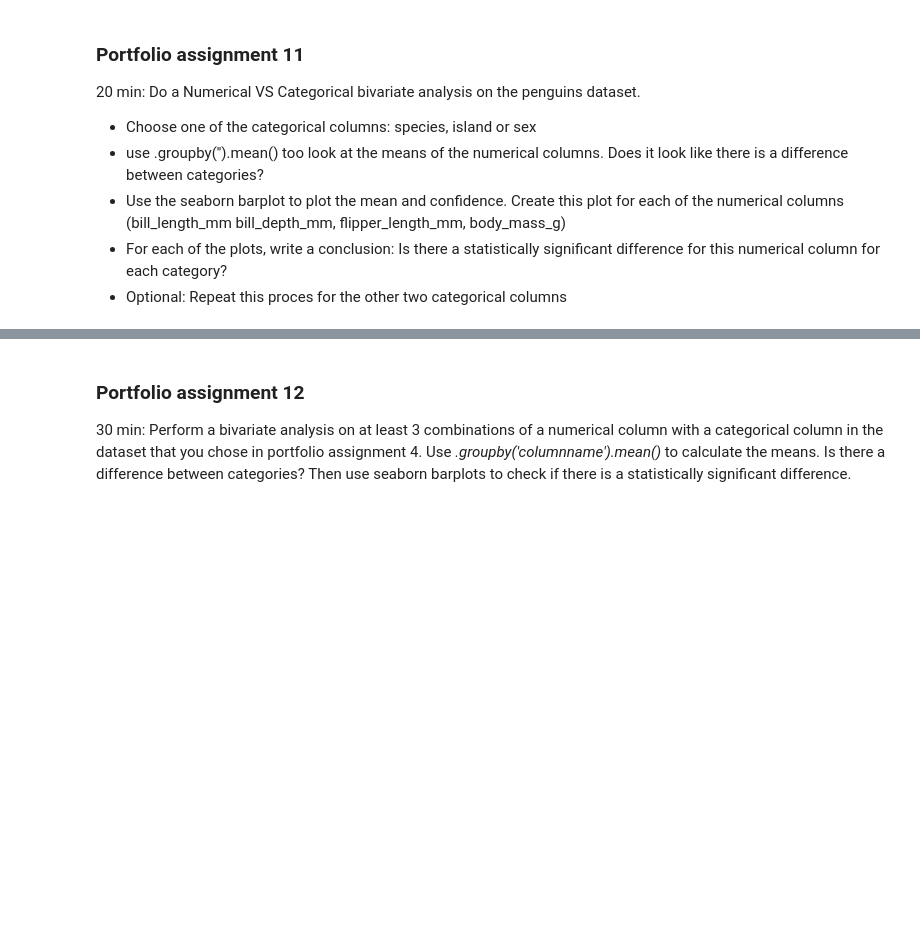
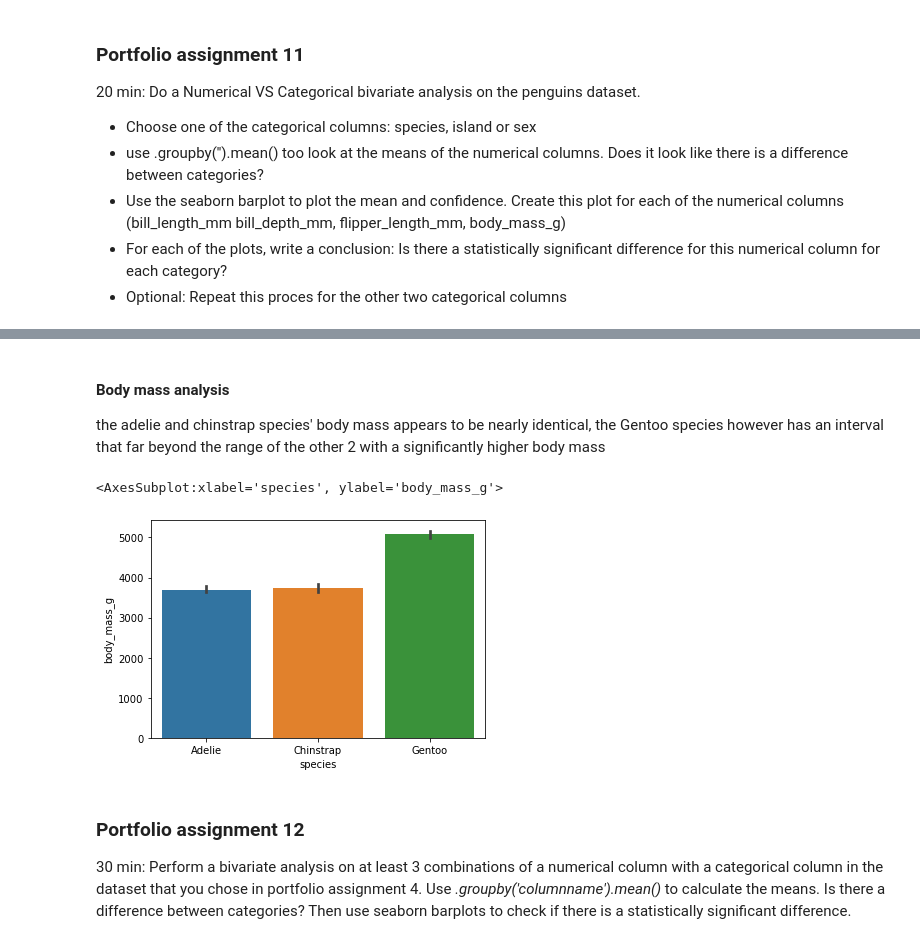
Before and after one commit to FSGabrsek/AE-I_Intro-Data-Science, a Jupyter notebook: asgmt-9-14/Bivariate analysis.ipynb, the cells around one changed output, grey strips where cells are left out. Saved outputs shown, nothing was run; the diff lists cells and outputs as text; code cells hidden in the pictures; blank space fills up the shorter version.

```diff
--- a/asgmt-9-14/Bivariate analysis.ipynb
+++ b/asgmt-9-14/Bivariate analysis.ipynb
@@ -186,3 +377,12 @@ penguins.head()
+# %% [markdown]
+#### Body mass analysis
+
+the adelie and chinstrap species' body mass appears to be nearly identical, the Gentoo species however has an interval that far beyond the range of the other 2 with a significantly higher body mass
+# %%
+sns.barplot(x='species', y='body_mass_g', data=penguins)
+# %% [output]
+<AxesSubplot:xlabel='species', ylabel='body_mass_g'>
+[figure, added]
 # %% [markdown]
 ### Portfolio assignment 12
 30 min: Perform a bivariate analysis on at least 3 combinations of a numerical column with a categorical column in the dataset that you chose in portfolio assignment 4. Use <em>.groupby('columnname').mean()</em> to calculate the means. Is there a difference between categories? Then use seaborn barplots to check if there is a statistically significant difference.
```
Also changed, not shown: parts of 52 cells of this notebook.
